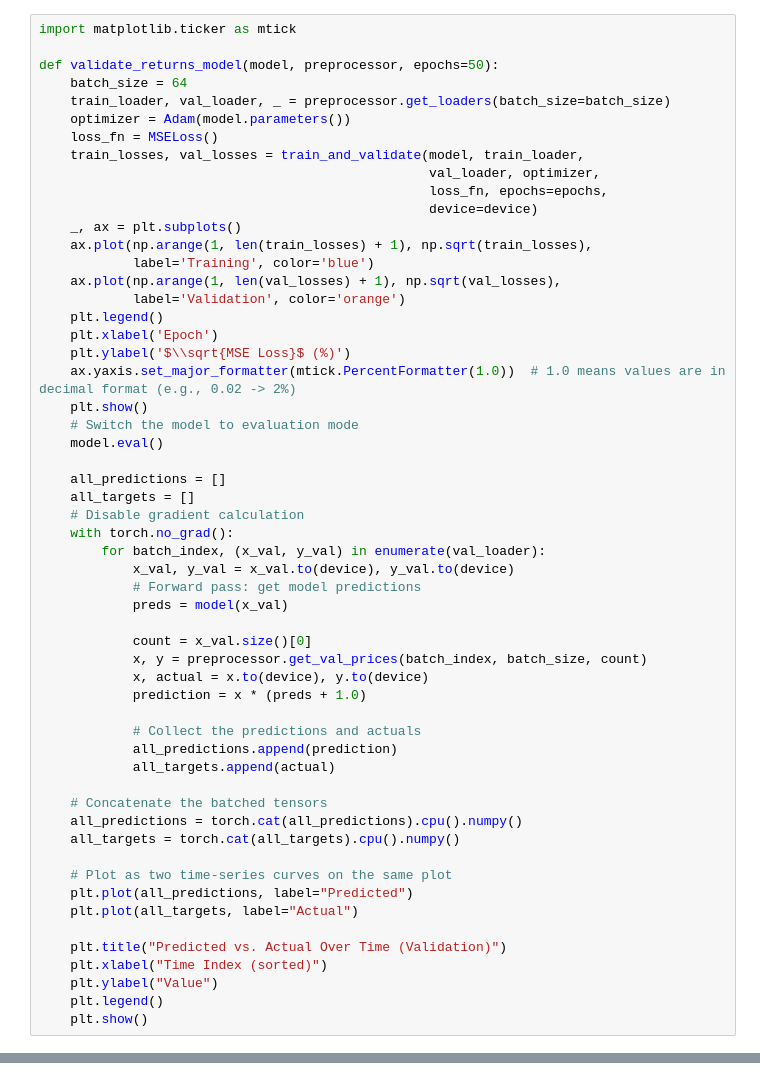
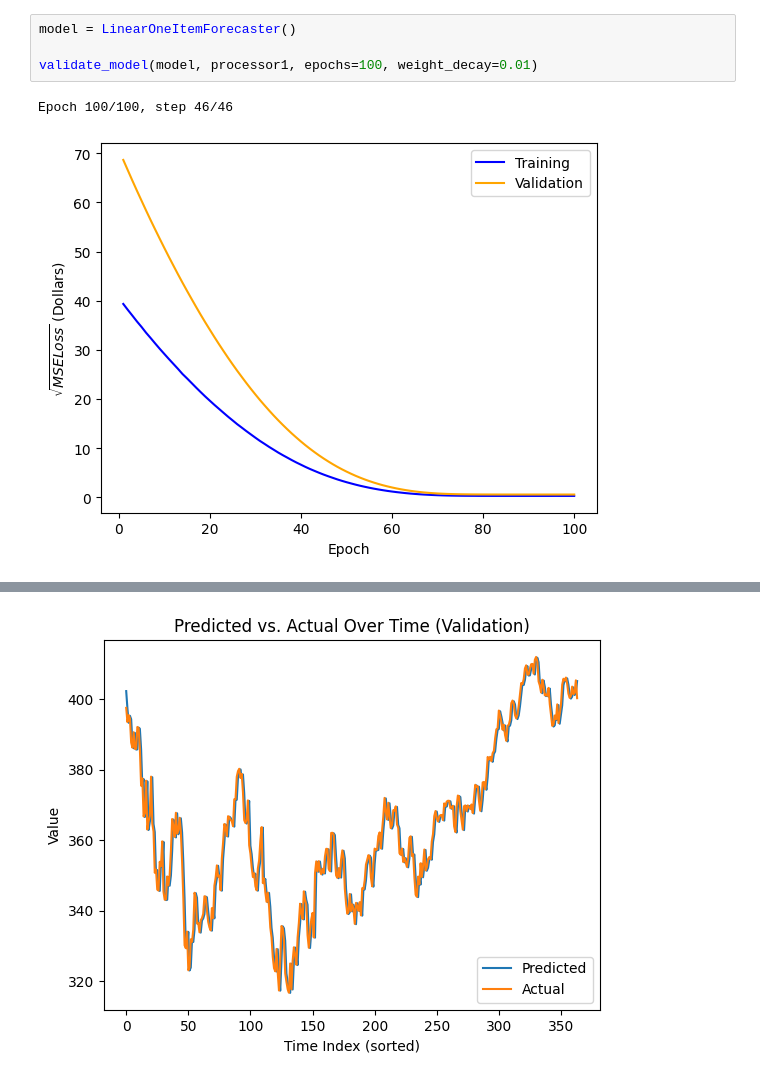
Before and after one commit to adamcataldo/letsbuildmodels, a Jupyter notebook: notebooks/stock_forecasting/market_forecasts.ipynb, the cells around one changed output, grey strips where cells are left out. Cells and saved outputs as stored; diff of their text form.

```diff
--- a/notebooks/stock_forecasting/market_forecasts.ipynb
+++ b/notebooks/stock_forecasting/market_forecasts.ipynb
@@ -137,56 +171,7 @@ Standard deviation of returns: 1.07%
-# %%
-import matplotlib.ticker as mtick
-
-def validate_returns_model(model, preprocessor, epochs=50):
-    batch_size = 64
-    train_loader, val_loader, _ = preprocessor.get_loaders(batch_size=batch_size)
-    optimizer = Adam(model.parameters())
-    loss_fn = MSELoss()
-    train_losses, val_losses = train_and_validate(model, train_loader,
-                                                  val_loader, optimizer,
-                                                  loss_fn, epochs=epochs,
-                                                  device=device)
-    _, ax = plt.subplots()
-    ax.plot(np.arange(1, len(train_losses) + 1), np.sqrt(train_losses),
-            label='Training', color='blue')
-    ax.plot(np.arange(1, len(val_losses) + 1), np.sqrt(val_losses),
-            label='Validation', color='orange')
-    plt.legend()
-    plt.xlabel('Epoch')
-    plt.ylabel('$\\sqrt{MSE Loss}$ (%)')
-    ax.yaxis.set_major_formatter(mtick.PercentFormatter(1.0))  # 1.0 means values are in decimal format (e.g., 0.02 -> 2%)
-    plt.show()
-    # Switch the model to evaluation mode
-    model.eval()
-
-    all_predictions = []
-    all_targets = []
-    # Disable gradient calculation
-    with torch.no_grad():
-        for batch_index, (x_val, y_val) in enumerate(val_loader):
-            x_val, y_val = x_val.to(device), y_val.to(device)
-            # Forward pass: get model predictions
-            preds = model(x_val)
-
-            count = x_val.size()[0]
-            x, y = preprocessor.get_val_prices(batch_index, batch_size, count)
-            x, actual = x.to(device), y.to(device)
-            prediction = x * (preds + 1.0)
-
-            # Collect the predictions and actuals
-            all_predictions.append(prediction)
-            all_targets.append(actual)
-
-    # Concatenate the batched tensors
-    all_predictions = torch.cat(all_predictions).cpu().numpy()
-    all_targets = torch.cat(all_targets).cpu().numpy()
-
-    # Plot as two time-series curves on the same plot
-    plt.plot(all_predictions, label="Predicted")
-    plt.plot(all_targets, label="Actual")
-
-    plt.title("Predicted vs. Actual Over Time (Validation)")
-    plt.xlabel("Time Index (sorted)")
-    plt.ylabel("Value")
-    plt.legend()
-    plt.show()
+# %%
+model = LinearOneItemForecaster()
+
+validate_model(model, processor1, epochs=100, weight_decay=0.01)
+# %% [output]
+Epoch 100/100, step 46/46
+[figure, added]
@@ -193,3 +180,4 @@ def validate_returns_model(model, preprocessor, epochs=50):
+[figure, added]
 # %%
 model = NoBiasLinearForecaster()
 
```
Also changed, not shown: parts of 14 cells of this notebook.
